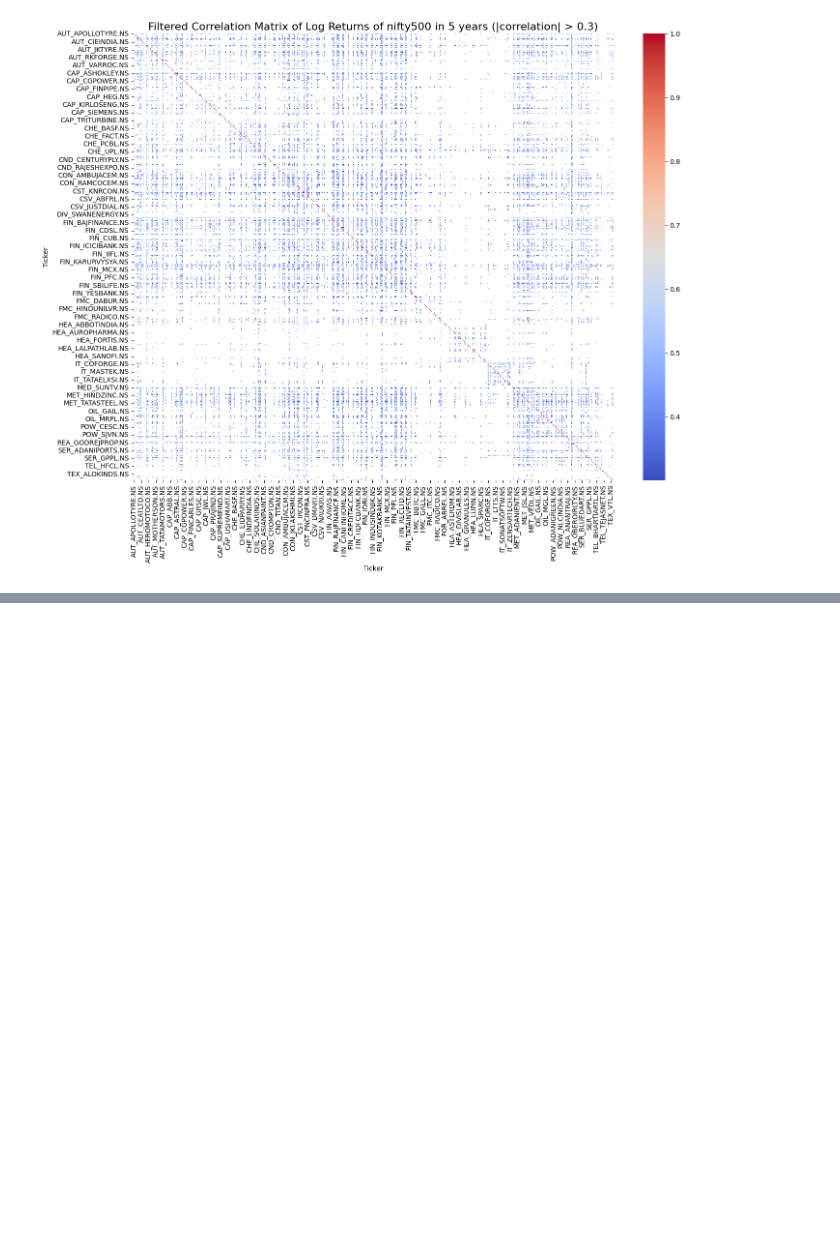
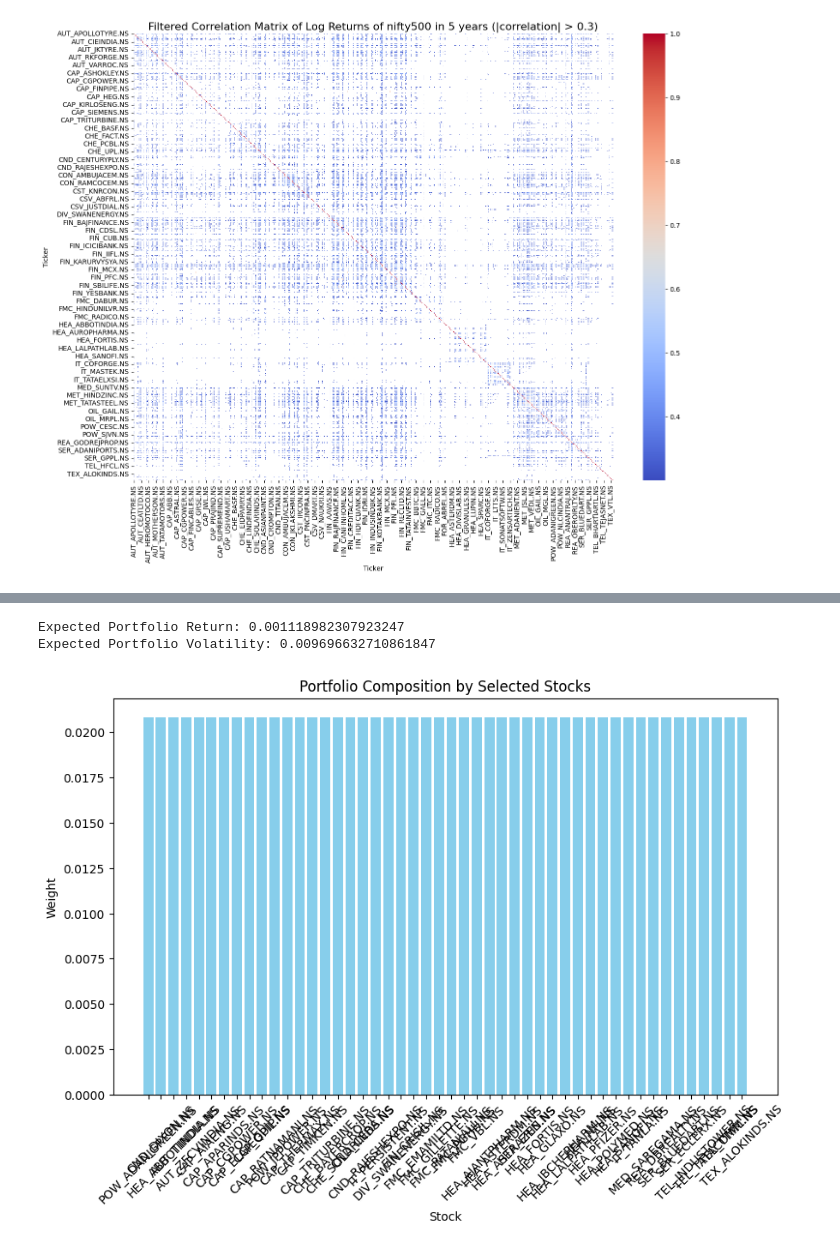
Before and after one commit to SKies2003/Graph-Theory-for-Portfolio-Optimization, a Jupyter notebook: 5 years/Project.ipynb, the cells around one changed output, grey strips where cells are left out. Saved outputs shown, nothing was run; the diff lists cells and outputs as text; code cells hidden in the pictures; blank space fills up the shorter version.

```diff
--- a/5 years/Project.ipynb
+++ b/5 years/Project.ipynb
@@ -360,0 +325,26 @@ Cluster 8: ['IT_BSOFT.NS', 'IT_COFORGE.NS', 'IT_CYIENT.NS', 'IT_HCLTECH.NS', 'IT
+# %%
+mean_returns = log_returns.mean()
+std_devs = log_returns.std()
+# %%
+# Risk-free rate (assumed to be zero for simplicity; update if necessary)
+risk_free_rate = 0
+
+# Calculate Sharpe Ratios for each stock
+sharpe_ratios = (mean_returns - risk_free_rate) / std_devs
+sharpe_ratios = sharpe_ratios.dropna()  # Remove any stocks with NaN Sharpe Ratios
+# %%
+selected_stocks = {}
+
+# Iterate through each cluster and select the top stock(s)
+for community_id, stocks in clusters.items():
+    # Filter the Sharpe Ratios for stocks in the current cluster
+    cluster_sharpe_ratios = sharpe_ratios[sharpe_ratios.index.isin(stocks)]
+
+    # Sort by Sharpe Ratio (descending) and select the top stock(s)
+    top_stock = cluster_sharpe_ratios.idxmax()
+    selected_stocks[community_id] = top_stock
+
+# Display the selected stocks
+print("Selected stocks from each cluster for portfolio optimization:")
+for community_id, stock in selected_stocks.items():
+    print(f"Cluster {community_id}: {stock}")
@@ -360,0 +369,23 @@ Cluster 8: ['IT_BSOFT.NS', 'IT_COFORGE.NS', 'IT_CYIENT.NS', 'IT_HCLTECH.NS', 'IT
+# %%
+num_stocks = len(selected_stocks)
+weights = {stock: 1 / num_stocks for stock in selected_stocks.values()}
+
+portfolio_return = sum(weights[stock] * mean_returns[stock] for stock in selected_stocks.values())
+portfolio_volatility = np.sqrt(sum(weights[i] * weights[j] * log_returns.cov().loc[i, j]
+                                   for i in selected_stocks.values() for j in selected_stocks.values()))
+
+print(f"Expected Portfolio Return: {portfolio_return}")
+print(f"Expected Portfolio Volatility: {portfolio_volatility}")
+# %% [output]
+Expected Portfolio Return: 0.001118982307923247
+Expected Portfolio Volatility: 0.009696632710861847
+# %%
+plt.figure(figsize=(10, 6))
+plt.bar(weights.keys(), weights.values(), color='skyblue')
+plt.title('Portfolio Composition by Selected Stocks')
+plt.xlabel('Stock')
+plt.ylabel('Weight')
+plt.xticks(rotation=45)
+plt.show()
+# %% [output]
+[figure, added]
```
Also changed, not shown: parts of 9 cells of this notebook.
